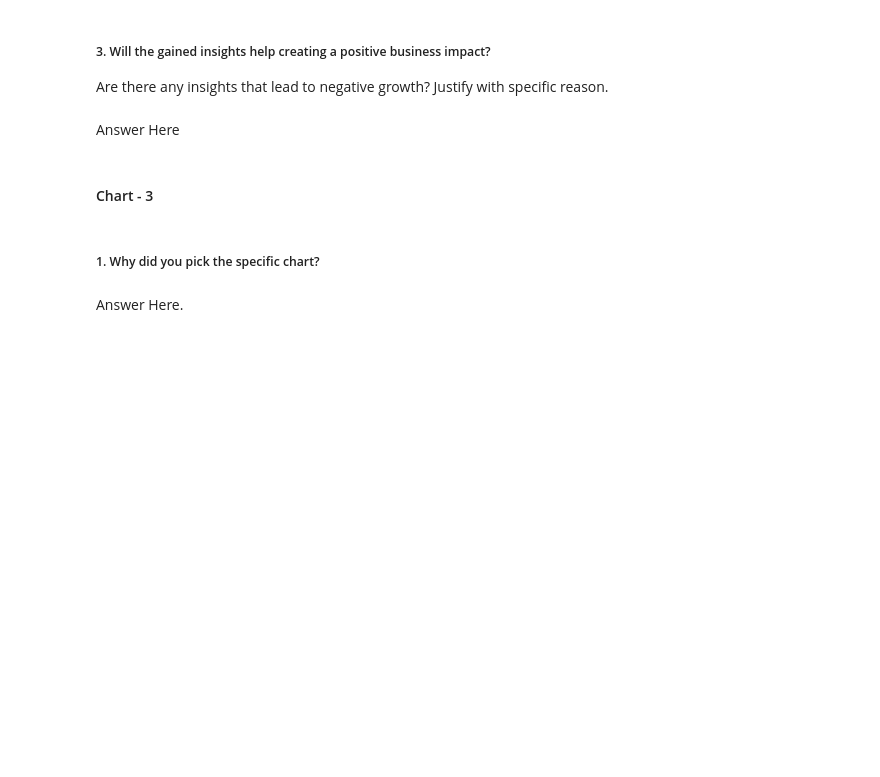
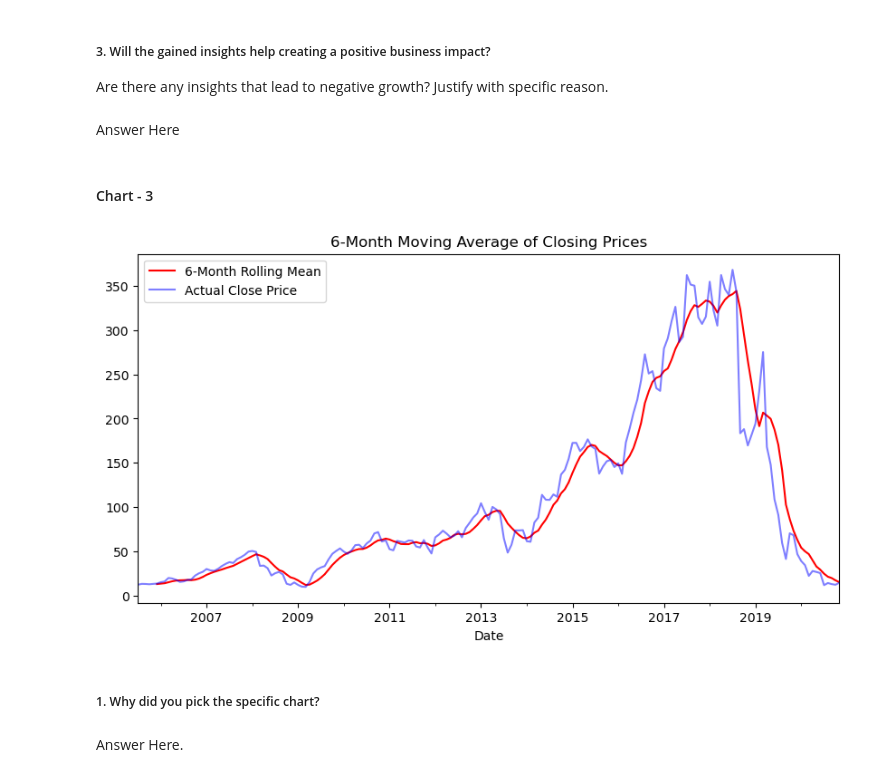
Before and after one commit to apurbaaaa/YesBank, a Jupyter notebook: YES Bank /Sample_ML_Submission_Template.ipynb, the cells around one changed output. Cells and saved outputs as stored; diff of their text form; code cells hidden in the pictures; blank space fills up the shorter version.

```diff
--- a/YES Bank /Sample_ML_Submission_Template.ipynb
+++ b/YES Bank /Sample_ML_Submission_Template.ipynb
@@ -264,3 +314,12 @@ Answer Here
+# %%
+# Chart - 3 visualization code
+df['Close'].rolling(window=6).mean().plot(figsize=(10, 5), color='red', label='6-Month Rolling Mean')
+df['Close'].plot(color='blue', alpha=0.5, label='Actual Close Price')
+plt.legend()
+plt.title('6-Month Moving Average of Closing Prices')
+plt.show()
+# %% [output]
+[figure, added]
 # %% [markdown]
 ##### 1. Why did you pick the specific chart?
 # %% [markdown]
```
Also changed, not shown: parts of 94 cells of this notebook.
